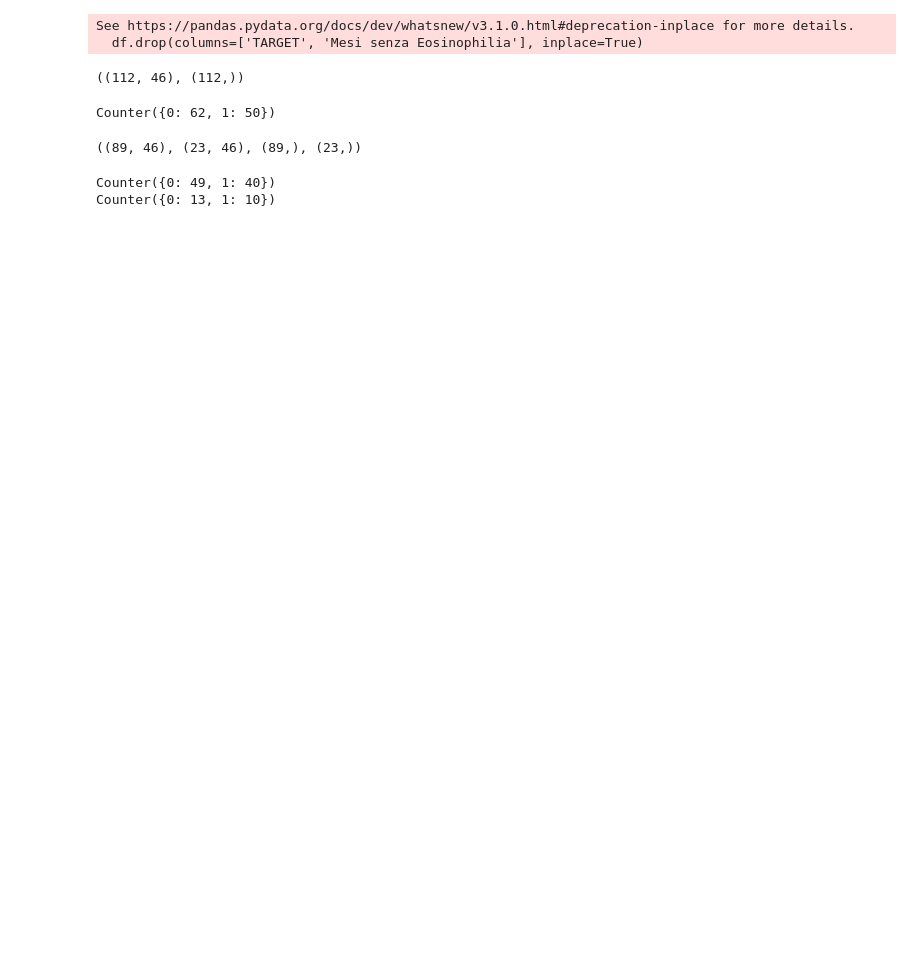
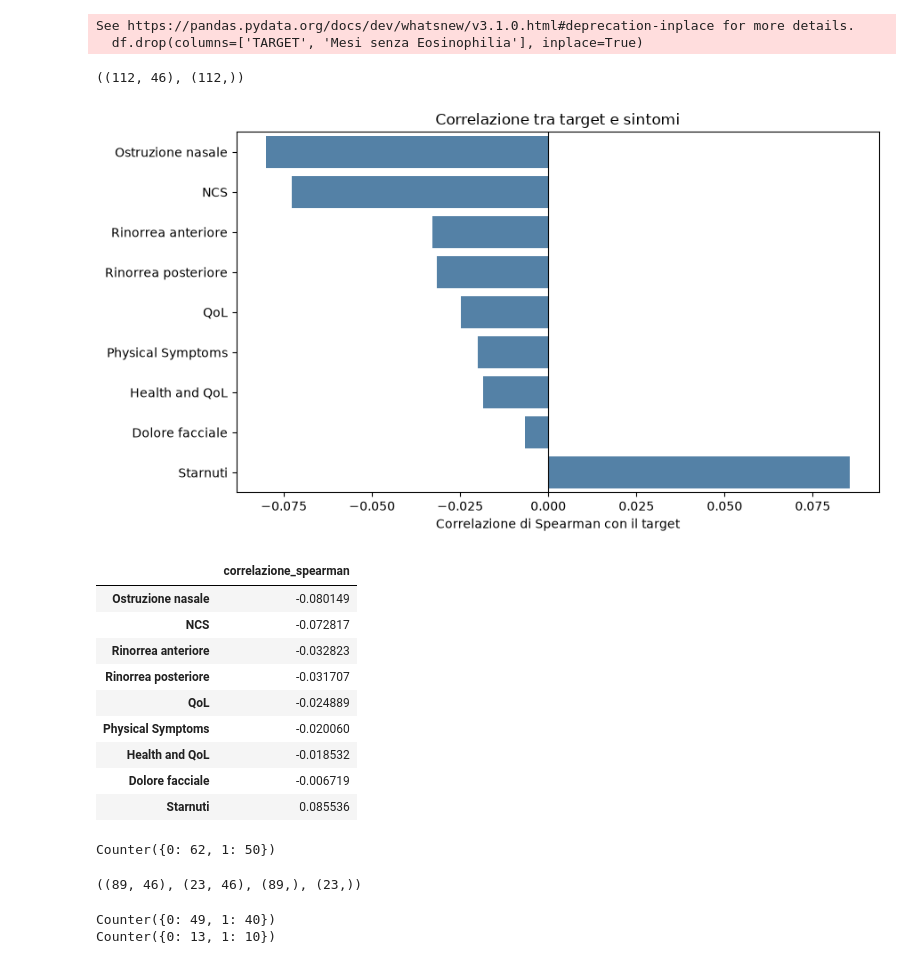
Before and after one commit to adsp-polito/2026-P8-LINKS_ADSP-Dupilumab_Eosinophilia_Early_Prediction, a Jupyter notebook: Notebooks/src/Test1.ipynb, the cells around one changed output. Cells and saved outputs as stored; diff of their text form; code cells hidden in the pictures; blank space fills up the shorter version.

```diff
--- a/Notebooks/src/Test1.ipynb
+++ b/Notebooks/src/Test1.ipynb
@@ -164,46 +146,58 @@ df[continuous_cols] = df[continuous_cols].apply(
 df[discrete_cols] = df[discrete_cols].astype("float64")
 df[ordinal_cols] = df[ordinal_cols].astype("float64")
 # %%
-# # PLOT CORRELAZIONI
-# import pandas as pd
-# import matplotlib.pyplot as plt
-# import seaborn as sns
+# PLOT CORRELAZIONI
+import pandas as pd
+import matplotlib.pyplot as plt
+import seaborn as sns
 
-# features = [
-#     "Physical Symptoms",
-#     "Health and QoL",
-#     "NCS",
-#     "Ostruzione nasale",
-#     "Rinorrea anteriore",
-#     "Rinorrea posteriore",
-#     "Dolore facciale",
-#     "Starnuti",
-#     "QoL",
-# ]
+features = [
+    "Physical Symptoms",
+    "Health and QoL",
+    "NCS",
+    "Ostruzione nasale",
+    "Rinorrea anteriore",
+    "Rinorrea posteriore",
+    "Dolore facciale",
+    "Starnuti",
+    "QoL",
+]
 
-# missing = [col for col in features if col not in df.columns]
-# if missing:
-#     print("Colonne non trovate:", missing)
+missing = [col for col in features if col not in df.columns]
+if missing:
+    print("Colonne non trovate:", missing)
 
-# available = [col for col in features if col in df.columns]
-# if not available:
-#     raise ValueError("Nessuna delle feature richieste è presente in df.")
+available = [col for col in features if col in df.columns]
+if not available:
+    raise ValueError("Nessuna delle feature richieste è presente in df.")
 
-# values = df[available].apply(pd.to_numeric, errors="coerce")
-# target = pd.to_numeric(pd.Series(y, index=df.index), errors="coerce")
+values = df[available].apply(pd.to_numeric, errors="coerce")
+target = pd.to_numeric(pd.Series(y, index=df.index), errors="coerce")
 
-# correlations = values.corrwith(target, method="spearman").sort_values()
+correlations = values.corrwith(target, method="spearman").sort_values()
 
-# plt.figure(figsize=(9, 5))
-# sns.barplot(x=correlations.values, y=correlations.index, color="steelblue")
-# plt.axvline(0, color="black", linewidth=0.8)
-# plt.xlabel("Correlazione di Spearman con il target")
-# plt.ylabel("")
-# plt.title("Correlazione tra target e sintomi")
-# plt.tight_layout()
-# plt.show()
+plt.figure(figsize=(9, 5))
+sns.barplot(x=correlations.values, y=correlations.index, color="steelblue")
+plt.axvline(0, color="black", linewidth=0.8)
+plt.xlabel("Correlazione di Spearman con il target")
+plt.ylabel("")
+plt.title("Correlazione tra target e sintomi")
+plt.tight_layout()
+plt.show()
 
-# display(correlations.rename("correlazione_spearman").to_frame())
+display(correlations.rename("correlazione_spearman").to_frame())
+# %% [output]
+[figure, added]
+|  | correlazione_spearman |
+| Ostruzione nasale | -0.080149 |
+| NCS | -0.072817 |
+| Rinorrea anteriore | -0.032823 |
+| Rinorrea posteriore | -0.031707 |
+| QoL | -0.024889 |
+| Physical Symptoms | -0.020060 |
+| Health and QoL | -0.018532 |
+| Dolore facciale | -0.006719 |
+| Starnuti | 0.085536 |
 # %%
 Counter(y) # balanced class target
 # %% [output]
```
Also changed, not shown: parts of 7 cells of this notebook, 3 other files.
